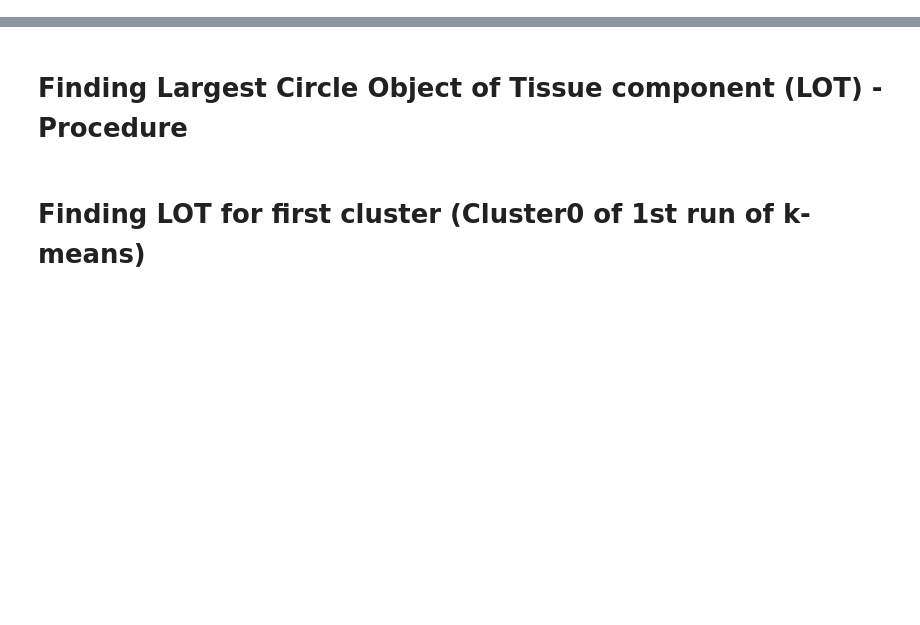
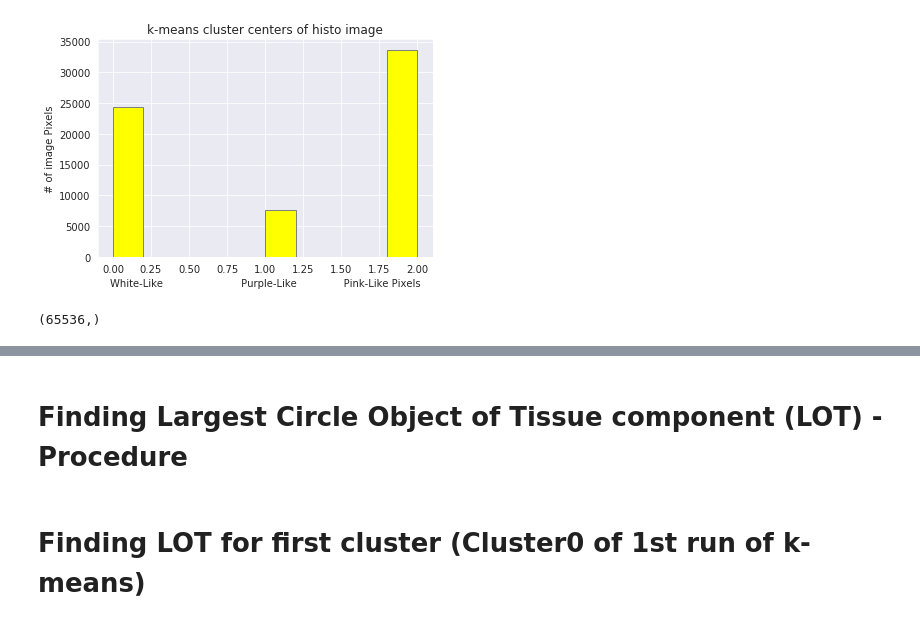
Before and after one commit to sraja2911/glioma_histo_img_classifier_lob, a Jupyter notebook: Large_Object_Tissue_Texture_Algorithm.ipynb, the cells around one changed output, grey strips where cells are left out. Cells and saved outputs as stored; diff of their text form; code cells hidden in the pictures; blank space fills up the shorter version.

```diff
--- a/Large_Object_Tissue_Texture_Algorithm.ipynb
+++ b/Large_Object_Tissue_Texture_Algorithm.ipynb
@@ -118,5 +128,20 @@ cluster_centers_00
+# %%
+from matplotlib.ticker import FormatStrFormatter
+
+data = cluster_labels_00
+fig, ax = plt.subplots()
+counts, bins, patches = ax.hist(data, facecolor='yellow', edgecolor='gray')
+ax.set_title('k-means cluster centers of histo image')
+ax.set_ylabel('# of image Pixels')
+ax.set_xlabel('White-Like                         Purple-Like               Pink-Like Pixels')
+
+plt.show()
+# %% [output]
+[figure, added]
 # %%
-cluster_labels_00
+cluster_labels_00.shape
+# %% [output]
+(65536,)
 # %%
 cluster_labels1=np.zeros((256,256))
 # %%
```
Also changed, not shown: parts of 40 cells of this notebook, 2 other files.
